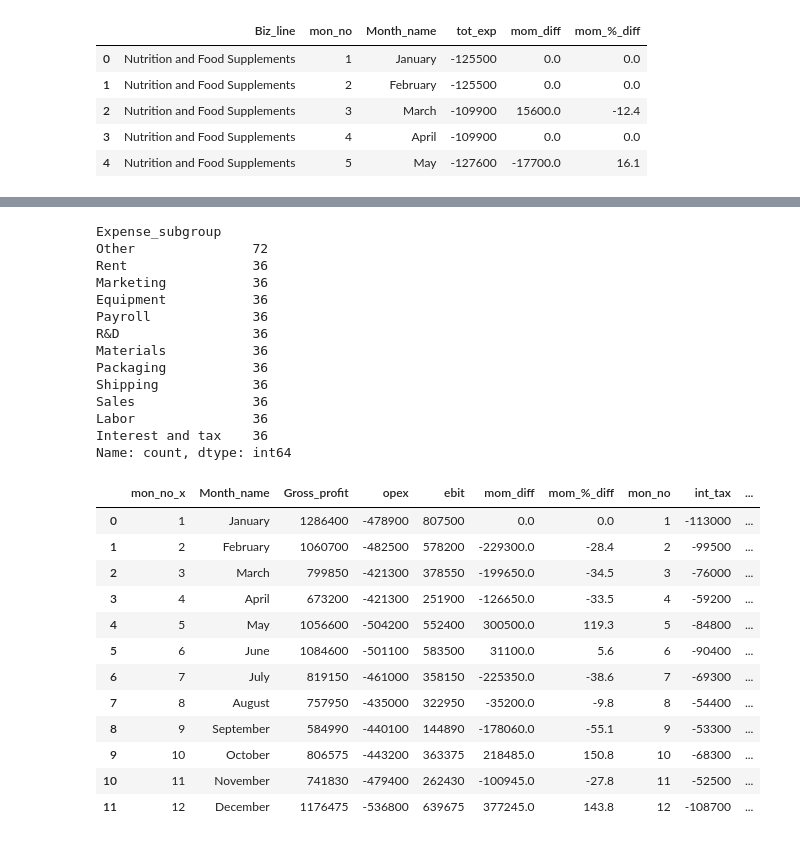
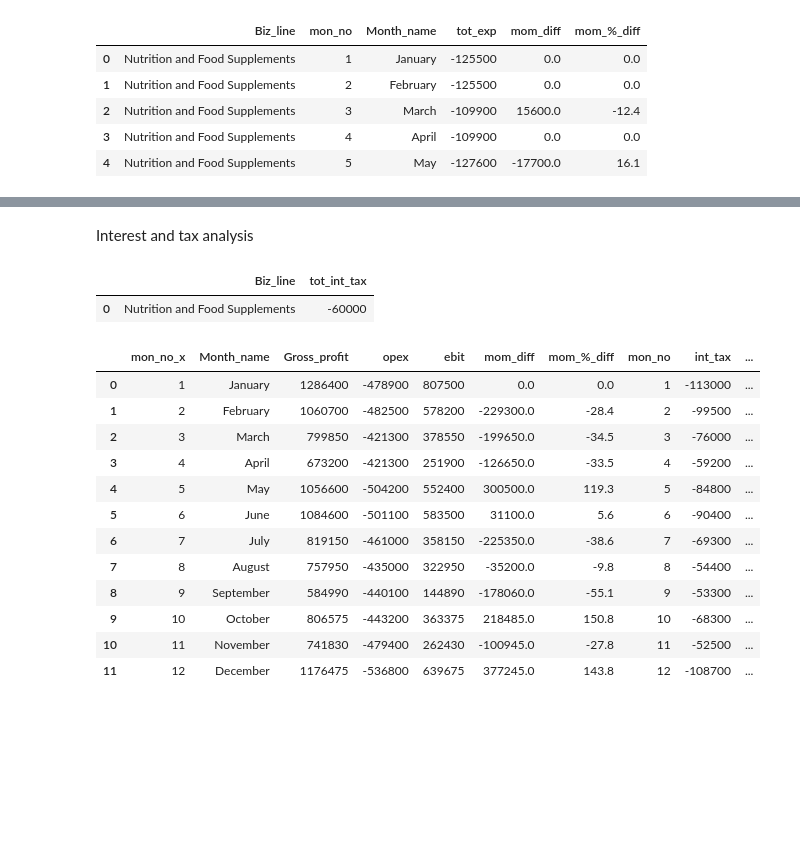
Before and after one commit to djibril968/Python_projects, a Jupyter notebook: Onyx_Financial_Analysis.ipynb, the cells around one changed output, grey strips where cells are left out. Drawn from its saved outputs; the diff is of its cells as text; code cells hidden in the pictures; blank space fills up the shorter version.

```diff
--- a/Onyx_Financial_Analysis.ipynb
+++ b/Onyx_Financial_Analysis.ipynb
@@ -968,20 +950,13 @@ Fin_data[Fin_data['Expense_subgroup'] == 'Interest and tax'].head()
-# %%
-trend_exp_extract['Expense_subgroup'].value_counts()
-# %% [output]
-Expense_subgroup
-Other               72
-Rent                36
-Marketing           36
-Equipment           36
-Payroll             36
-R&D                 36
-Materials           36
-Packaging           36
-Shipping            36
-Sales               36
-Labor               36
-Interest and tax    36
-Name: count, dtype: int64
+# %% [markdown]
+Interest and tax analysis
+# %%
+int_tax = Fin_data[Fin_data['Expense_subgroup'] == 'Interest and tax'].head()
+
+int_tax_biz_line = int_tax.groupby('Biz_line')['Amount'].sum().reset_index(name= 'tot_int_tax'). sort_values('tot_int_tax', ascending = False)
+int_tax_biz_line
+# %% [output]
+|  | Biz_line | tot_int_tax |
+| 0 | Nutrition and Food Supplements | -60000 |
 # %%
 #Net profit calculation
 
```
Also changed, not shown: parts of 6 cells of this notebook.
